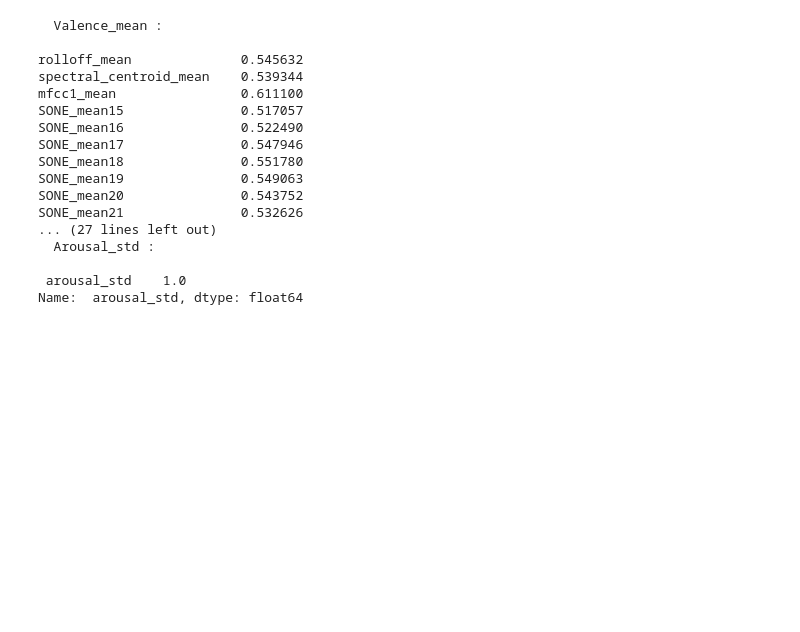
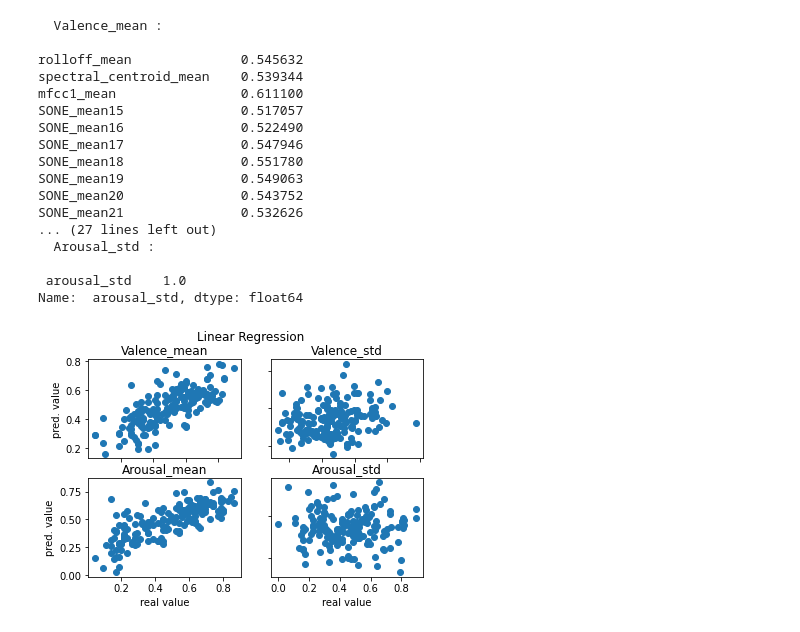
Before and after one commit to CeciliaMarson/CMLS-Homework1, a Jupyter notebook: Braian_HW1.ipynb, the cells around one changed output. Saved outputs shown, nothing was run; the diff lists cells and outputs as text; code cells hidden in the pictures; blank space fills up the shorter version.

```diff
--- a/Braian_HW1.ipynb
+++ b/Braian_HW1.ipynb
@@ -131,6 +119,8 @@ y4 = annot_norm4
 # %%
+"""
 from sklearn.model_selection import train_test_split
 X_train, X_test, y_train, y_test = train_test_split(X_ln, y, test_size=0.2, random_state=0)
-X_train2, X_test2, y_train2, y_test2 = train_test_split(X_ln, y2, test_size=0.2, random_state=0)
-X_train3, X_test3, y_train3, y_test3 = train_test_split(X_ln, y3, test_size=0.2, random_state=0)
-X_train4, X_test4, y_train4, y_test4 = train_test_split(X_ln, y4, test_size=0.2, random_state=0)
+X_train2, X_test2, y_train2, y_test2 = train_test_split(X_ln2, y2, test_size=0.2, random_state=0)
+X_train3, X_test3, y_train3, y_test3 = train_test_split(X_ln3, y3, test_size=0.2, random_state=0)
+X_train4, X_test4, y_train4, y_test4 = train_test_split(X_ln4, y4, test_size=0.2, random_state=0)
+"""
@@ -137,3 +131,17 @@ X_train4, X_test4, y_train4, y_test4 = train_test_split(X_ln, y4, test_size=0.2,
+# %%
+
+cv = KFold(n_splits=10, random_state=42, shuffle=True)
+for train_index, test_index in cv.split(X_ln):
+    X_train, X_test, y_train, y_test = X_ln[train_index], X_ln[test_index], y[train_index], y[test_index]
+
+for train_index, test_index in cv.split(X_ln2):
+    X_train2, X_test2, y_train2, y_test2 = X_ln2[train_index], X_ln2[test_index], y2[train_index], y2[test_index]
+
+for train_index, test_index in cv.split(X_ln3):
+    X_train3, X_test3, y_train3, y_test3 = X_ln3[train_index], X_ln3[test_index], y3[train_index], y3[test_index]
+
+for train_index, test_index in cv.split(X_ln4):
+    X_train4, X_test4, y_train4, y_test4 = X_ln4[train_index], X_ln4[test_index], y4[train_index], y4[test_index]
 # %% [markdown]
 #### Training and Prediction for Linear Regression
 # %%
@@ -319,3 +381,23 @@ SONE_mean21               0.532626
 
  arousal_std    1.0
 Name:  arousal_std, dtype: float64
+# %%
+fig, axs = plt.subplots(2, 2)
+fig.suptitle('Linear Regression')
+axs[0, 0].plot(y_test, y_pred, 'o')
+axs[0, 0].set_title('Valence_mean')
+axs[0, 1].plot(y_test2, y_pred2, 'o')
+axs[0, 1].set_title('Valence_std')
+axs[1, 0].plot(y_test3, y_pred3, 'o')
+axs[1, 0].set_title('Arousal_mean')
+axs[1, 1].plot(y_test4, y_pred4, 'o')
+axs[1, 1].set_title('Arousal_std')
+
+for ax in axs.flat:
+    ax.set(xlabel='real value', ylabel='pred. value')
+
+# Hide x labels and tick labels for top plots and y ticks for right plots.
+for ax in axs.flat:
+    ax.label_outer()
+# %% [output]
+[figure, added]
```
Also changed, not shown: parts of 40 cells of this notebook.
